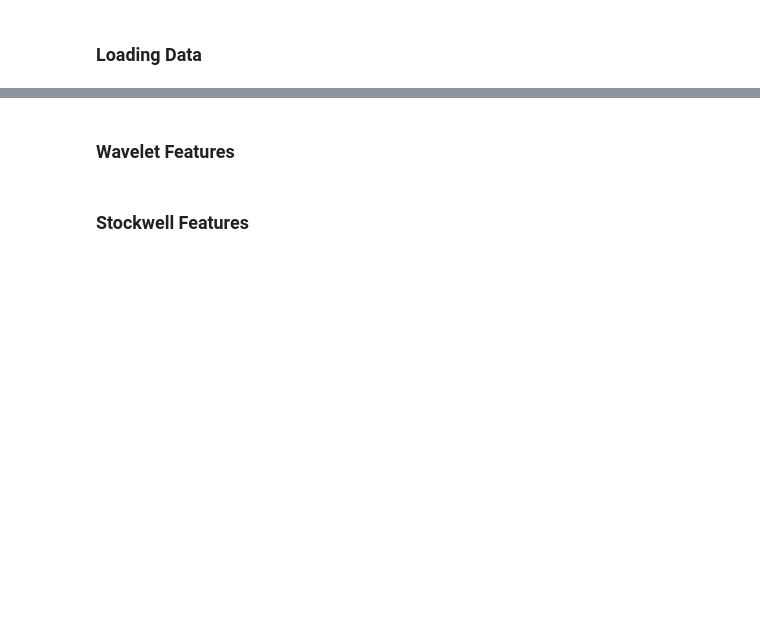
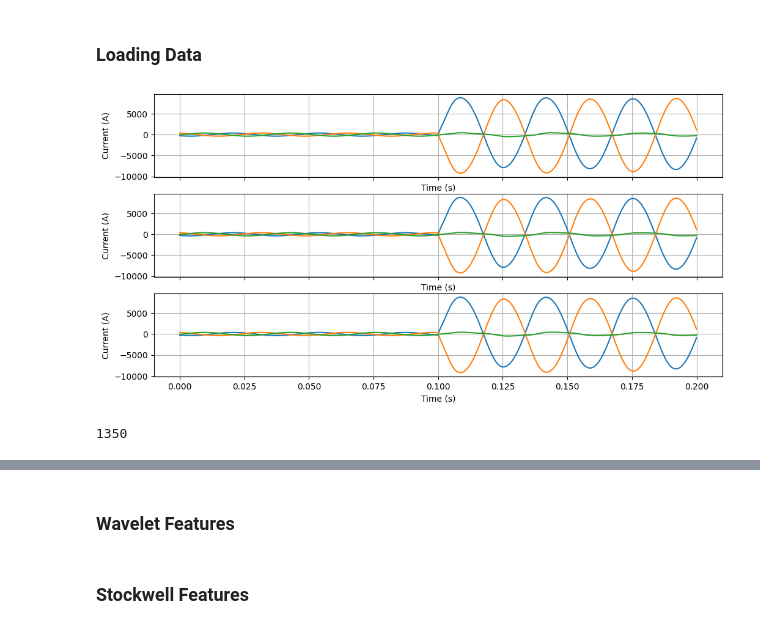
Before and after one commit to EESC-USP-FaultAI/preprocessing, a Jupyter notebook: metricas/new_features.ipynb, the cells around one changed output, grey strips where cells are left out. Cells and saved outputs as stored; diff of their text form; code cells hidden in the pictures; blank space fills up the shorter version.

```diff
--- a/metricas/new_features.ipynb
+++ b/metricas/new_features.ipynb
@@ -29,9 +29,25 @@ df_cases = pd.read_csv(
     index_col=False,
     names=columns_name
 )
+# %%
+x = np.loadtxt(r'C:\Users\alail\OneDrive\Documentos\dado_iniciais\pen75\sinal_320_.csv',delimiter=',')
+x *= 1000
+time = np.linspace(0, 3072/15360, 3072)
+
+fig, axs = plt.subplots(3, 1, figsize=(12, 6), sharex=True)
+for i in range(3):
+    axs[i].plot(time, x[:,3])
+    axs[i].plot(time, x[:,4])
+    axs[i].plot(time, x[:,5])
+    axs[i].grid()
+    axs[i].set_xlabel('Time (s)')
+    axs[i].set_ylabel('Current (A)')
+plt.savefig('signal.svg', format='svg', dpi=1200, bbox_inches='tight')
+# %% [output]
+[figure, added]
 # %%
 # Load data
-if os.path.exists(os.path.join(data_dir, 'data.npy')):
+if os.path.exists(os.path.join(data_dir, 'data.npy')) and False:
     data = np.load(os.path.join(data_dir, 'data.npy'))
 else:
     one_data_size = (6, 3072)
@@ -46,3 +62,5 @@ else:
             ).T
             n += 1
     np.save(os.path.join(data_dir, 'data.npy'), data) # save in numpy for faster loading
+# %% [output]
+1350
```
Also changed, not shown: parts of 7 cells of this notebook, 5 other files.
